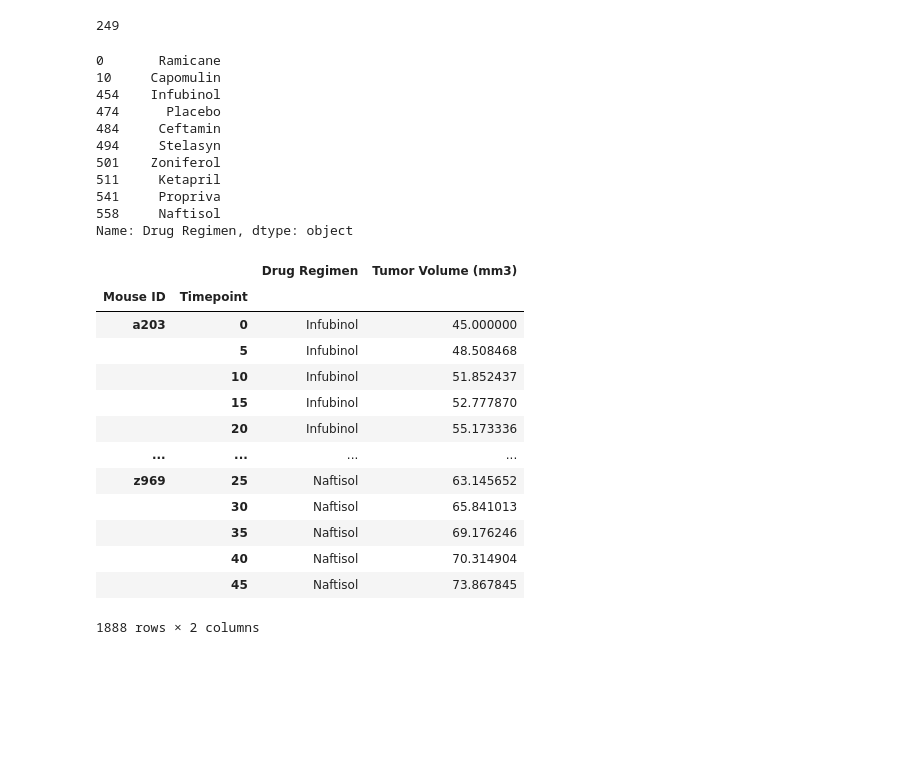
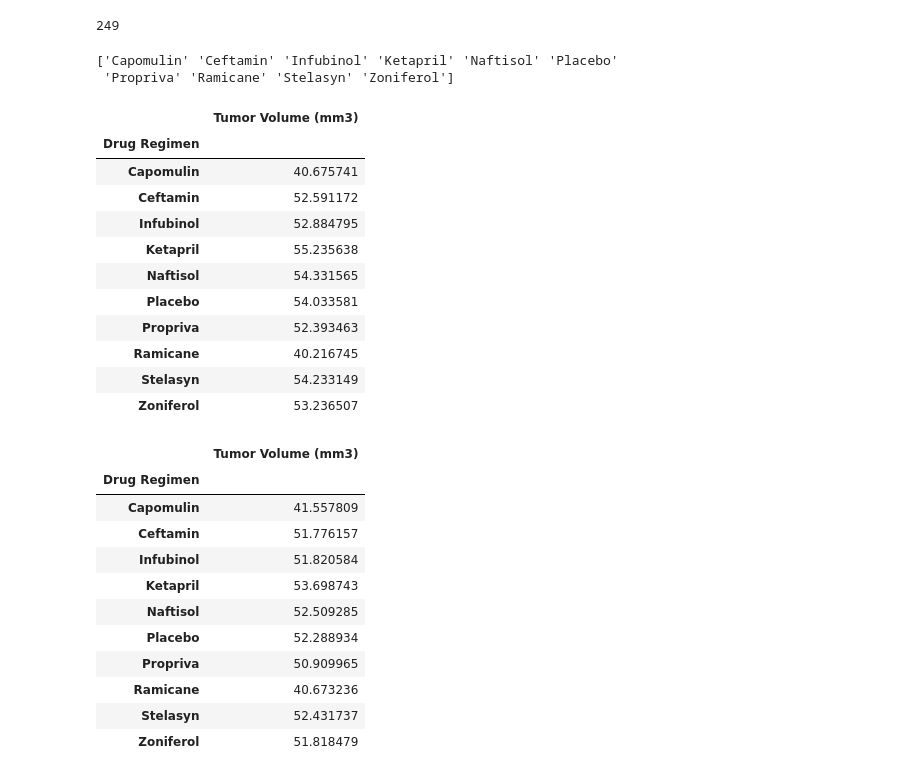
Before and after one commit to mchrzanowski27/matplotlib-challenge, a Jupyter notebook: main.py.ipynb, the cells around one changed output. Drawn from its saved outputs; the diff is of its cells as text; code cells hidden in the pictures; blank space fills up the shorter version.

```diff
--- a/main.py.ipynb
+++ b/main.py.ipynb
@@ -5,6 +5,8 @@
 import matplotlib.pyplot as plt
 import pandas as pd
 import scipy.stats as st
+import json as json
+import numpy as np
 
 # Study data files
 mouse_metadata_path = "data/Mouse_metadata.csv"
@@ -15,7 +17,7 @@ mouse_metadata = pd.read_csv(mouse_metadata_path)
 study_results = pd.read_csv(study_results_path)
 
 # Combine the data into a single dataset
-mouse_study = mouse_metadata.merge(study_results,on= "Mouse ID")
+mouse_study = pd.merge(mouse_metadata, study_results, how="left", on=["Mouse ID","Mouse ID"])
 
 
 # Display the data table for preview
@@ -44,6 +46,7 @@ total_mice
 1893
 # %%
 # Getting the duplicate mice by ID number that shows up for Mouse ID and Timepoint.
-mouse_summary = mouse_study.groupby(['Mouse ID', 'Timepoint']).first()
+# Create a clean DataFrame by dropping the duplicate mouse by its ID.
+mouse_summary = mouse_study.drop_duplicates(subset = ['Mouse ID', 'Timepoint'], keep="first").reset_index(drop = True)
 mouse_summary
 # %% [output]
@@ -74,44 +86,48 @@ total_clean_mice
 # %%
 ### Summary Statistics
 
 # Generate a summary statistics table of mean, median, variance, standard deviation, and SEM of the tumor volume for each regimen
-drugs_list = mouse_study["Drug Regimen"].drop_duplicates()
+drugs_list = mouse_summary["Drug Regimen"].unique()
+drugs_list.sort()
 print(drugs_list)
 
 
 # Use groupby and summary statistical methods to calculate the following properties of each drug regimen:
 
-# mean, median, variance, standard deviation, and SEM of the tumor volume.
-tumor_volume = mouse_summary.groupby(["Drug Regimen"]).mean("Tumor Volume (mm3)")
+# calculating mean tumor volume
+tumor_volume = mouse_summary.groupby(["Drug Regimen"]).mean()["Tumor Volume (mm3)"]
 tumor_volume_mean = pd.DataFrame(tumor_volume)
 tumor_volume_mean
-
-
-# Assemble the resulting series into a single summary dataframe.
-mouse_summary.drop(columns= ["Age_months", "Sex", "Weight (g)", "Metastatic Sites"])
 # %% [output]
-0       Ramicane
-10     Capomulin
-454    Infubinol
-474      Placebo
-484     Ceftamin
-494     Stelasyn
-501    Zoniferol
-511     Ketapril
-541     Propriva
-558     Naftisol
-Name: Drug Regimen, dtype: object
+['Capomulin' 'Ceftamin' 'Infubinol' 'Ketapril' 'Naftisol' 'Placebo'
+ 'Propriva' 'Ramicane' 'Stelasyn' 'Zoniferol']
-|  |  | Drug Regimen | Tumor Volume (mm3) |
-| Mouse ID | Timepoint |  |  |
-| a203 | 0 | Infubinol | 45.000000 |
-|  | 5 | Infubinol | 48.508468 |
-|  | 10 | Infubinol | 51.852437 |
-|  | 15 | Infubinol | 52.777870 |
-|  | 20 | Infubinol | 55.173336 |
-| ... | ... | ... | ... |
-| z969 | 25 | Naftisol | 63.145652 |
-|  | 30 | Naftisol | 65.841013 |
-|  | 35 | Naftisol | 69.176246 |
-|  | 40 | Naftisol | 70.314904 |
-|  | 45 | Naftisol | 73.867845 |
+|  | Tumor Volume (mm3) |
+| Drug Regimen |  |
+| Capomulin | 40.675741 |
+| Ceftamin | 52.591172 |
+| Infubinol | 52.884795 |
+| Ketapril | 55.235638 |
+| Naftisol | 54.331565 |
+| Placebo | 54.033581 |
+| Propriva | 52.393463 |
+| Ramicane | 40.216745 |
+| Stelasyn | 54.233149 |
+| Zoniferol | 53.236507 |
-1888 rows × 2 columns
+# %%
+# calculating median tumor volume
+tumor_volume = mouse_summary.groupby(["Drug Regimen"]).median()["Tumor Volume (mm3)"]
+tumor_volume_median = pd.DataFrame(tumor_volume)
+tumor_volume_median
+# %% [output]
+|  | Tumor Volume (mm3) |
+| Drug Regimen |  |
+| Capomulin | 41.557809 |
+| Ceftamin | 51.776157 |
+| Infubinol | 51.820584 |
+| Ketapril | 53.698743 |
+| Naftisol | 52.509285 |
+| Placebo | 52.288934 |
+| Propriva | 50.909965 |
+| Ramicane | 40.673236 |
+| Stelasyn | 52.431737 |
+| Zoniferol | 51.818479 |
```
Also changed, not shown: parts of 17 cells of this notebook.
